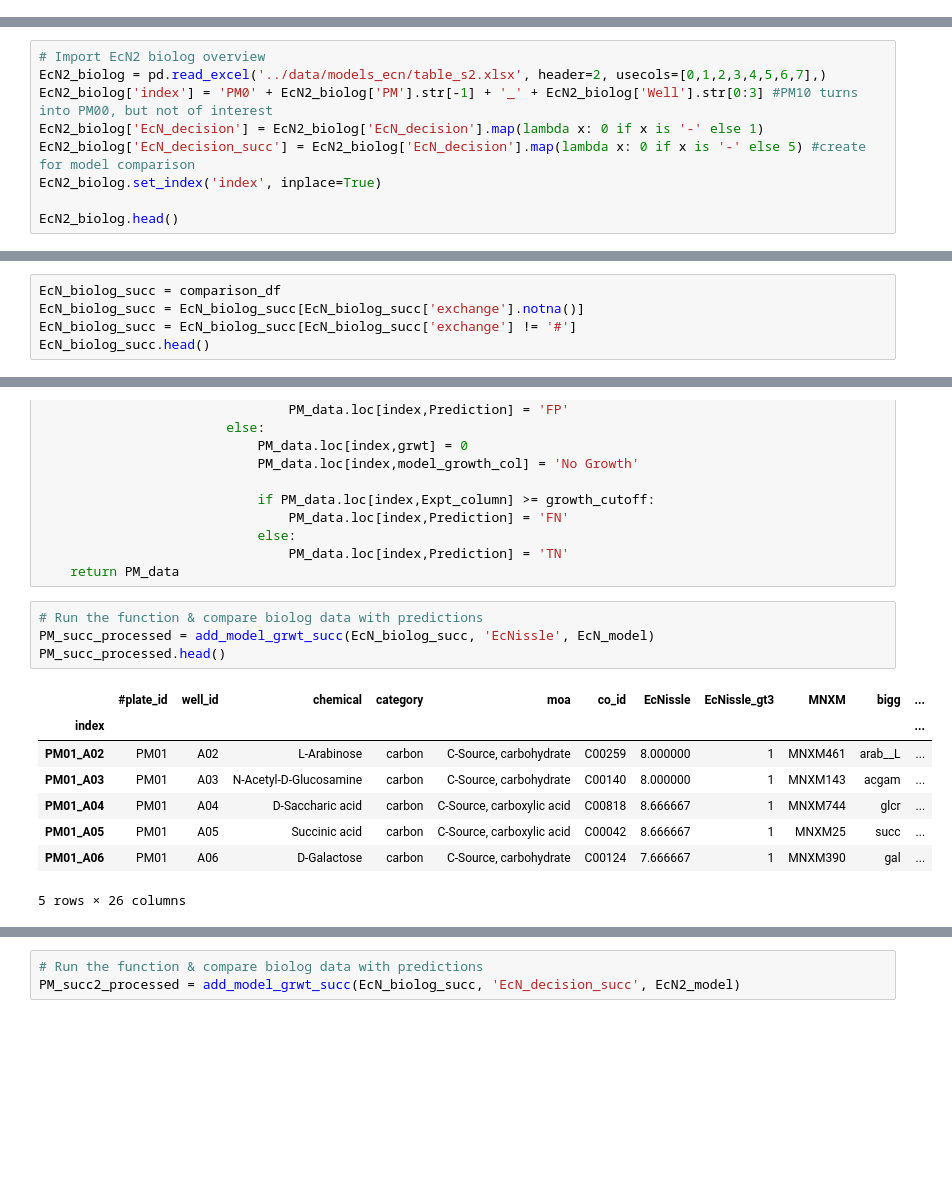
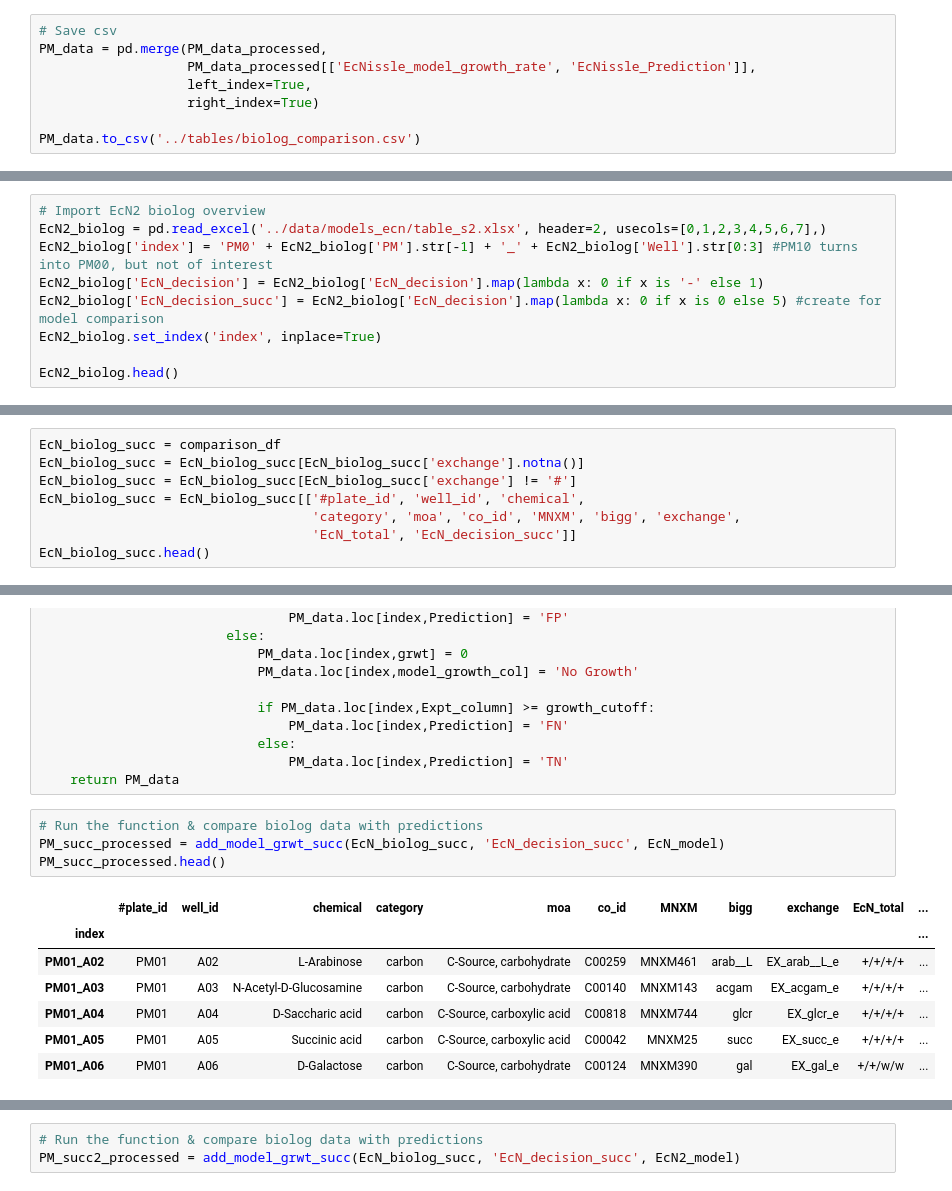
Before and after one commit to maxvthof/EcN_model, a Jupyter notebook: notebooks/5.1_Biolog.ipynb, the cells around one changed output, grey strips where cells are left out. Cells and saved outputs as stored; diff of their text form; blank space fills up the shorter version.

```diff
--- a/notebooks/5.1_Biolog.ipynb
+++ b/notebooks/5.1_Biolog.ipynb
@@ -389,6 +386,14 @@ EcN 0.8217391304347826 iDK1463 0.8173913043478261
 set(FN2_df['exchange'].to_list()) - set(FN_df['exchange'].to_list())
 # %% [output]
 {'EX_raffin_e'}
+# %%
+# Save csv
+PM_data = pd.merge(PM_data_processed,
+                   PM_data_processed[['EcNissle_model_growth_rate', 'EcNissle_Prediction']],
+                   left_index=True,
+                   right_index=True)
+
+PM_data.to_csv('../tables/biolog_comparison.csv')
 # %%
 # Create image
 # conf_mat = get_confusion_mat(PM_data_processed, 'EcNissle_Prediction')
@@ -840,7 +836,7 @@ plt.savefig('../figures/carbon_venn.png')
 EcN2_biolog = pd.read_excel('../data/models_ecn/table_s2.xlsx', header=2, usecols=[0,1,2,3,4,5,6,7],)
 EcN2_biolog['index'] = 'PM0' + EcN2_biolog['PM'].str[-1] + '_' + EcN2_biolog['Well'].str[0:3] #PM10 turns into PM00, but not of interest
 EcN2_biolog['EcN_decision'] = EcN2_biolog['EcN_decision'].map(lambda x: 0 if x is '-' else 1)
-EcN2_biolog['EcN_decision_succ'] = EcN2_biolog['EcN_decision'].map(lambda x: 0 if x is '-' else 5) #create for model comparison
+EcN2_biolog['EcN_decision_succ'] = EcN2_biolog['EcN_decision'].map(lambda x: 0 if x is 0 else 5) #create for model comparison
 EcN2_biolog.set_index('index', inplace=True)
 
 EcN2_biolog.head()
@@ -994,5 +990,8 @@ EcN_diff[EcN_diff['#plate_id'].isin(['PM03'])]#.sum()
 EcN_biolog_succ = comparison_df
 EcN_biolog_succ = EcN_biolog_succ[EcN_biolog_succ['exchange'].notna()]
 EcN_biolog_succ = EcN_biolog_succ[EcN_biolog_succ['exchange'] != '#']
+EcN_biolog_succ = EcN_biolog_succ[['#plate_id', 'well_id', 'chemical',
+                                   'category', 'moa', 'co_id', 'MNXM', 'bigg', 'exchange',
+                                   'EcN_total', 'EcN_decision_succ']]
 EcN_biolog_succ.head()
 # %% [output]
@@ -1094,16 +1092,15 @@ def add_model_grwt_succ(PM_data, model_name, model):
     return PM_data
 # %%
 # Run the function & compare biolog data with predictions
-PM_succ_processed = add_model_grwt_succ(EcN_biolog_succ, 'EcNissle', EcN_model)
+PM_succ_processed = add_model_grwt_succ(EcN_biolog_succ, 'EcN_decision_succ', EcN_model)
 PM_succ_processed.head()
 # %% [output]
-|  | #plate_id | well_id | chemical | category | moa | co_id | EcNissle | EcNissle_gt3 | MNXM | bigg | ... |
+|  | #plate_id | well_id | chemical | category | moa | co_id | MNXM | bigg | exchange | EcN_total | ... |
 | index |  |  |  |  |  |  |  |  |  |  | ... |
-| PM01_A02 | PM01 | A02 | L-Arabinose | carbon | C-Source, carbohydrate | C00259 | 8.000000 | 1 | MNXM461 | arab__L | ... |
-| PM01_A03 | PM01 | A03 | N-Acetyl-D-Glucosamine | carbon | C-Source, carbohydrate | C00140 | 8.000000 | 1 | MNXM143 | acgam | ... |
-| PM01_A04 | PM01 | A04 | D-Saccharic acid | carbon | C-Source, carboxylic acid | C00818 | 8.666667 | 1 | MNXM744 | glcr | ... |
-| PM01_A05 | PM01 | A05 | Succinic acid | carbon | C-Source, carboxylic acid | C00042 | 8.666667 | 1 | MNXM25 | succ | ... |
-| PM01_A06 | PM01 | A06 | D-Galactose | carbon | C-Source, carbohydrate | C00124 | 7.666667 | 1 | MNXM390 | gal | ... |
+| PM01_A02 | PM01 | A02 | L-Arabinose | carbon | C-Source, carbohydrate | C00259 | MNXM461 | arab__L | EX_arab__L_e | +/+/+/+ | ... |
+| PM01_A03 | PM01 | A03 | N-Acetyl-D-Glucosamine | carbon | C-Source, carbohydrate | C00140 | MNXM143 | acgam | EX_acgam_e | +/+/+/+ | ... |
+| PM01_A04 | PM01 | A04 | D-Saccharic acid | carbon | C-Source, carboxylic acid | C00818 | MNXM744 | glcr | EX_glcr_e | +/+/+/+ | ... |
+| PM01_A05 | PM01 | A05 | Succinic acid | carbon | C-Source, carboxylic acid | C00042 | MNXM25 | succ | EX_succ_e | +/+/+/+ | ... |
+| PM01_A06 | PM01 | A06 | D-Galactose | carbon | C-Source, carbohydrate | C00124 | MNXM390 | gal | EX_gal_e | +/+/w/w | ... |
-5 rows × 26 columns
 # %%
 # Get dataframe
```
Also changed, not shown: parts of 15 cells of this notebook, 9 other files.
